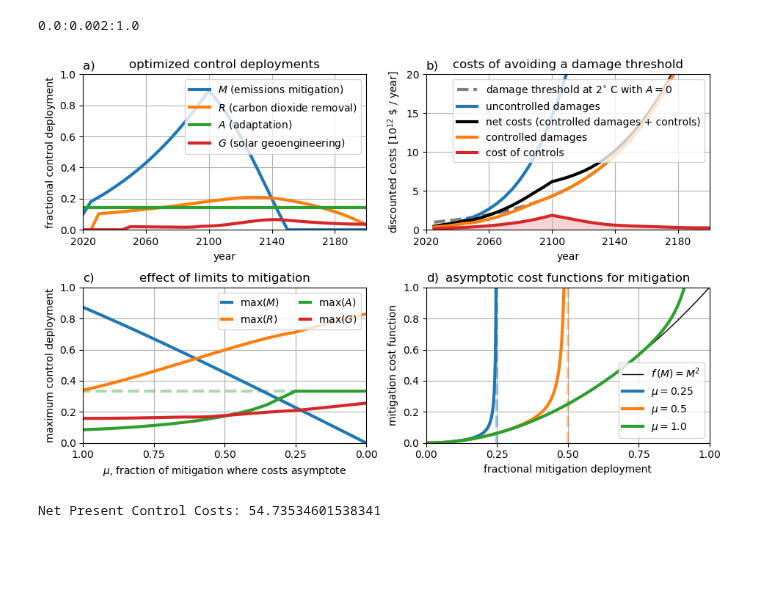
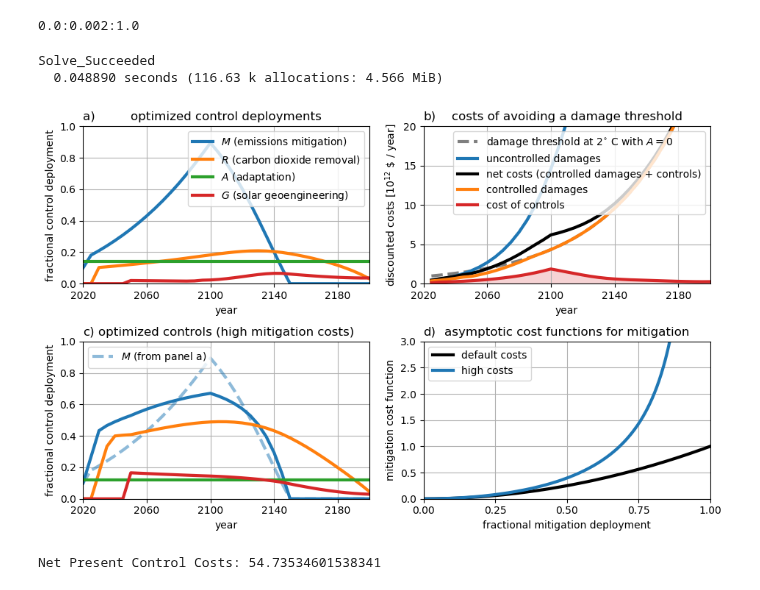
Before and after one commit to hdrake/OptimizeClimate, a Jupyter notebook: notebooks/1_default_figures.ipynb, the cells around one changed output. Drawn from its saved outputs; the diff is of its cells as text; code cells hidden in the pictures; blank space fills up the shorter version.

```diff
--- a/notebooks/1_default_figures.ipynb
+++ b/notebooks/1_default_figures.ipynb
@@ -174,64 +145,61 @@ Solve_Succeeded
 # %%
-function f_asymp(α, mitigate_cost_limit)
+function f_asymp(α, mitigate_cost_limit, mitigate_cost_factor)
     idx = α .>= mitigate_cost_limit
-    ret = α .^ 2. ./ (1. .- exp.(20. *(α .- mitigate_cost_limit)))
+    ret = α .^ 2. ./ (1. .- exp.(mitigate_cost_factor *(α .- mitigate_cost_limit)))
     ret[idx] .= NaN
     return ret
 end
 α = 0.:0.002:1.0
 # %% [output]
 0.0:0.002:1.0
+# %%
+tmp_model = ClimateModel();
+@time m = optimize_controls!(
+    tmp_model, obj_option = "net_benefit",
+    mitigate_cost_limit = 1.,
+    mitigate_cost_factor = 2.,
+);
+# %% [output]
+Solve_Succeeded
+  0.048890 seconds (116.63 k allocations: 4.566 MiB)
 # %%
 figure(figsize=(9.5,6))
 
 subplot(2,2,1)
 plot_controls(model)
 legend(loc="upper right")
-add_label("a)")
+title("a)", loc="left")
 
 subplot(2,2,2)
 plot_damages(model)
 legend(loc="upper right")
-add_label("b)")
+title("b)", loc="left")
 ylim([0, 20])
 
 subplot(2,2,3)
-plot([0., 1.], [1. /3, 1. /3], "C2--", alpha=0.4)
-plot(mitigate_cost_limits, stat_dict["mitigate"], label=L"$\max(M)$")
-plot(mitigate_cost_limits, stat_dict["remove"], label=L"$\max(R)$")
-plot(mitigate_cost_limits, stat_dict["adapt"], label=L"$\max(A)$")
-plot(mitigate_cost_limits, stat_dict["geoeng"], label=L"$\max(G)$")
-legend(loc = "upper right", ncol=2, handlelength=1.)
-ylim([0, 1.0])
-xlim([1.0, 0.])
-xticks([1., 0.75, 0.5, 0.25, 0.])
-grid(true)
-ylabel("maximum control deployment")
-title("effect of limits to mitigation")
+plot(model.domain, model.controls.mitigate, "C0--", alpha=0.5, label=L"$M$ (from panel a)")
+legend(loc="upper left")
+plot_controls(tmp_model)
 title("c)", loc="left")
-xlabel(L"$\mu$, fraction of mitigation where costs asymptote")
+title("optimized controls (high mitigation costs)")
 
 subplot(2,2,4)
-plot([0.25, 0.25], [0, 1], "C0--", alpha=0.4)
-plot([0.5, 0.5], [0, 1.], "C1--", alpha=0.4)
-plot(α, α.^2, "k-", lw=1., label=L"$f\,(M) = M^{2}$")
-for mitigate_cost_limit in [0.25, 0.5, 1.0]
-    plot(α, f_asymp(α, mitigate_cost_limit), label=latexstring(L"$μ = $",mitigate_cost_limit))
-end
+plot(α, α.^2, "k-", label="default costs")
+plot(α, f_asymp(α, 1., 2.), label="high costs")
 xlim([0,1])
-ylim([0,1])
+ylim([0,3])
 xticks([0., 0.25, 0.5, 0.75, 1.])
-legend(loc="lower right")
+legend(loc="upper left")
 ylabel("mitigation cost function")
 xlabel("fractional mitigation deployment")
 title("asymptotic cost functions for mitigation")
 title("d)", loc="left")
 grid(true)
 
 tight_layout()
 savefig("../figures/default-temp_controls_and_damages.pdf", dpi=150, bbox_inches="tight")
 
 print("Net Present Control Costs: ", discounted_total_control_cost(model))
 # %% [output]
-[figure, old version]
+[figure, new version]
 Net Present Control Costs: 54.73534601538341
```
Also changed, not shown: parts of 2 cells of this notebook, 7 other files.
